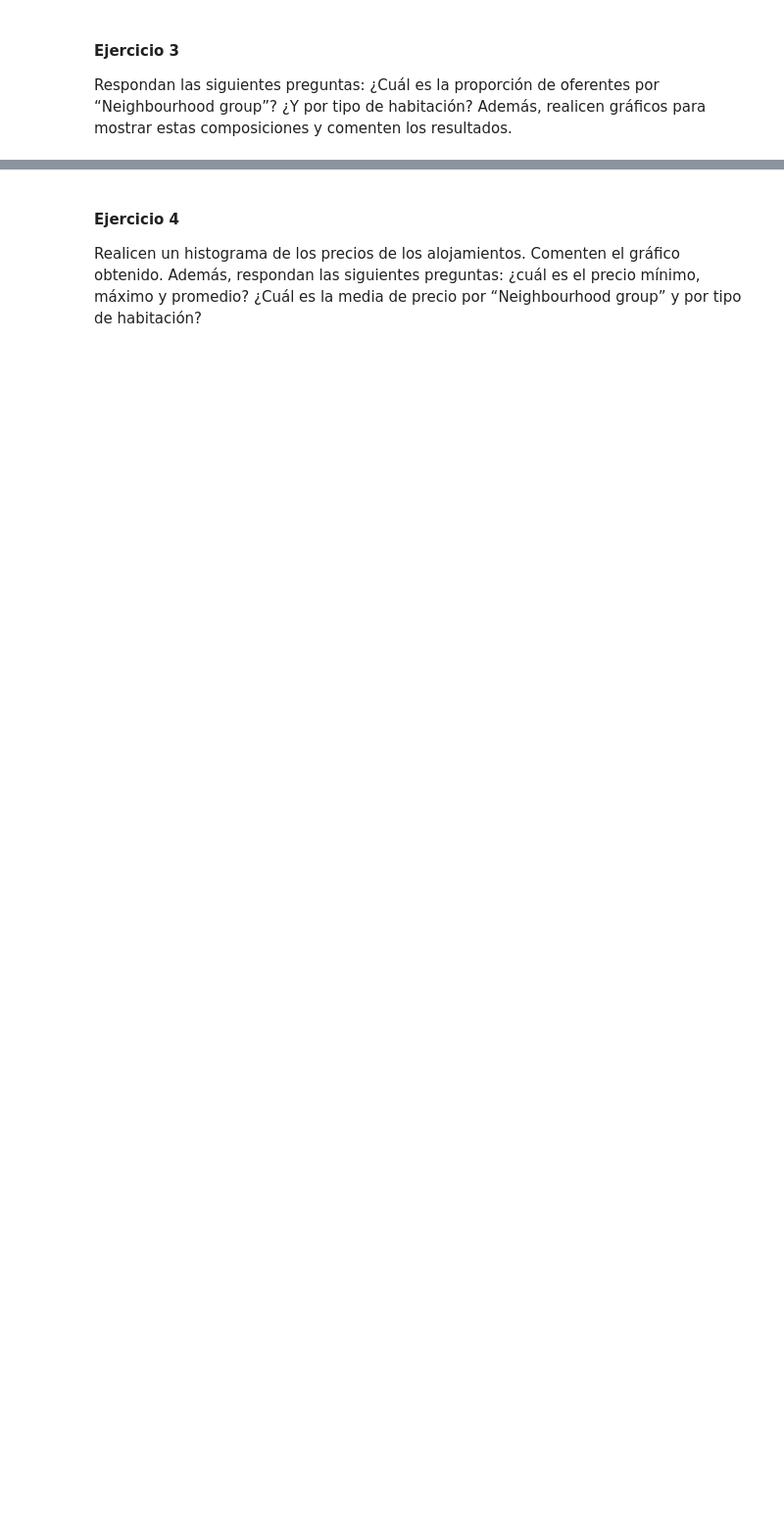
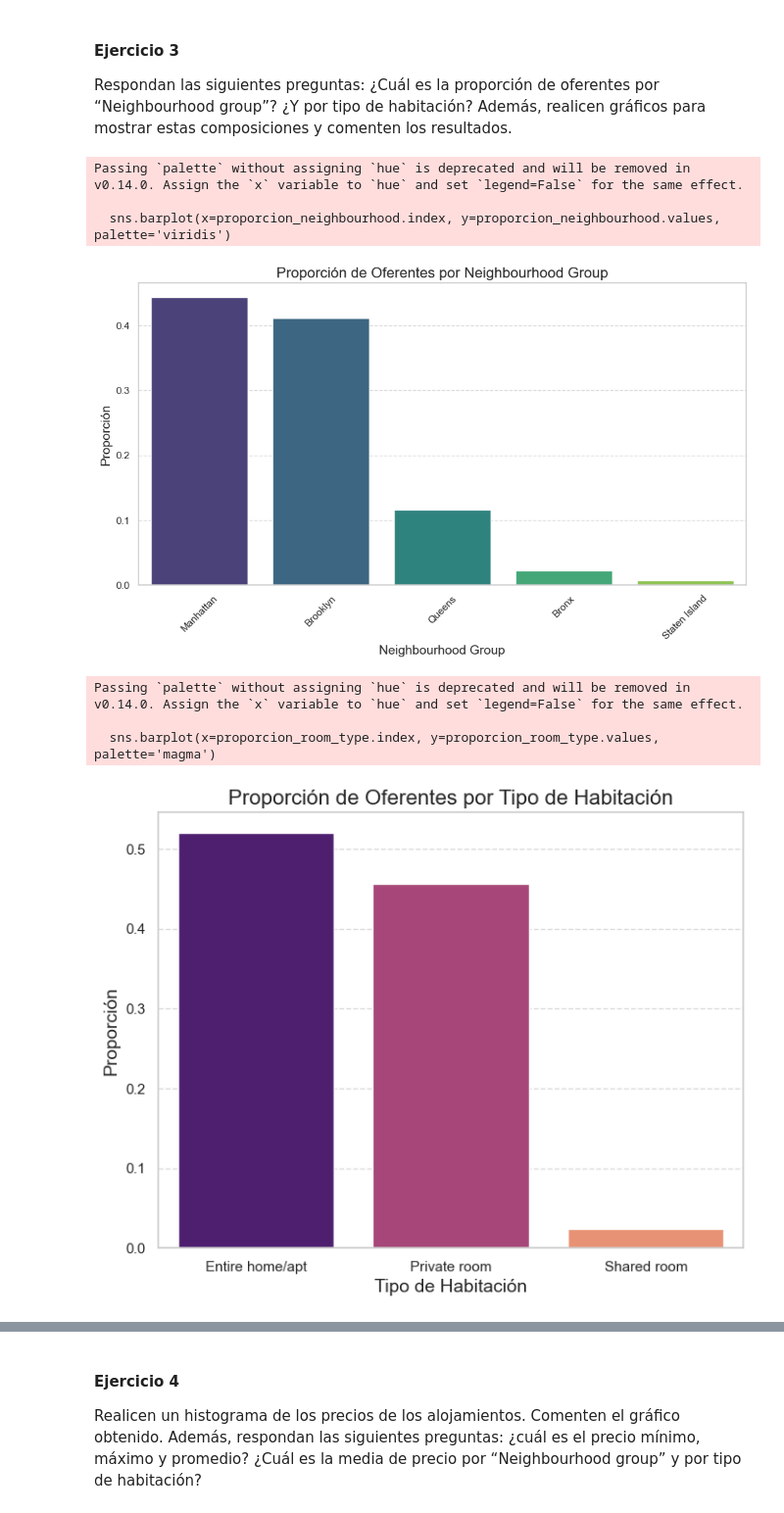
Before and after one commit to ArielaMirmel/CC408--T2-9-, a Jupyter notebook: TP2 copy/TP2.ipynb, the cells around one changed output, grey strips where cells are left out. Shown at 98% size. Cells and saved outputs as stored; diff of their text form; code cells hidden in the pictures; blank space fills up the shorter version.

```diff
--- a/TP2 copy/TP2.ipynb
+++ b/TP2 copy/TP2.ipynb
@@ -88,0 +265,52 @@ Respondan las siguientes preguntas: ¿Cuál es la proporción de oferentes por
+# %%
+# Resolver acá
+# Preprocesamiento
+data_sin_duplicados = data.drop_duplicates()
+columnas_a_eliminar = ['name', 'host_name', 'id', 'host_id']
+data_sin_columnas = data_sin_duplicados.drop(columns=columnas_a_eliminar)
+
+# Transformar las variables 'neighbourhood_group' y 'room_type' a variables numéricas
+data_dummies = pd.get_dummies(data_sin_columnas, columns=['neighbourhood_group', 'room_type'], drop_first=True)
+
+# ----------------------
+# Calcular la proporción de oferentes por 'Neighbourhood group'
+proporcion_neighbourhood = data['neighbourhood_group'].value_counts(normalize=True)
+
+# Calcular la proporción de oferentes por 'room type'
+proporcion_room_type = data['room_type'].value_counts(normalize=True)
+
+# ----------------------
+# Graficar proporciones por 'Neighbourhood group'
+plt.figure(figsize=(12, 6))
+sns.barplot(x=proporcion_neighbourhood.index, y=proporcion_neighbourhood.values, palette='viridis')
+plt.title('Proporción de Oferentes por Neighbourhood Group', fontsize=16)
+plt.xlabel('Neighbourhood Group', fontsize=14)
+plt.ylabel('Proporción', fontsize=14)
+plt.xticks(rotation=45)
+plt.grid(axis='y', linestyle='--', alpha=0.7)
+plt.show()
+
+# ----------------------
+# Graficar proporciones por 'room type'
+plt.figure(figsize=(8, 6))
+sns.barplot(x=proporcion_room_type.index, y=proporcion_room_type.values, palette='magma')
+plt.title('Proporción de Oferentes por Tipo de Habitación', fontsize=16)
+plt.xlabel('Tipo de Habitación', fontsize=14)
+plt.ylabel('Proporción', fontsize=14)
+plt.grid(axis='y', linestyle='--', alpha=0.7)
+plt.show()
+
+# Mostrar proporciones
+print("Proporción de oferentes por 'Neighbourhood group':")
+print(proporcion_neighbourhood)
+print("\nProporción de oferentes por 'Room type':")
+print(proporcion_room_type)
+# %% [output]
+Passing `palette` without assigning `hue` is deprecated and will be removed in v0.14.0. Assign the `x` variable to `hue` and set `legend=False` for the same effect.
+
+  sns.barplot(x=proporcion_neighbourhood.index, y=proporcion_neighbourhood.values, palette='viridis')
+[figure, added]
+Passing `palette` without assigning `hue` is deprecated and will be removed in v0.14.0. Assign the `x` variable to `hue` and set `legend=False` for the same effect.
+
+  sns.barplot(x=proporcion_room_type.index, y=proporcion_room_type.values, palette='magma')
+[figure, added]
```
Also changed, not shown: parts of 10 cells of this notebook.
